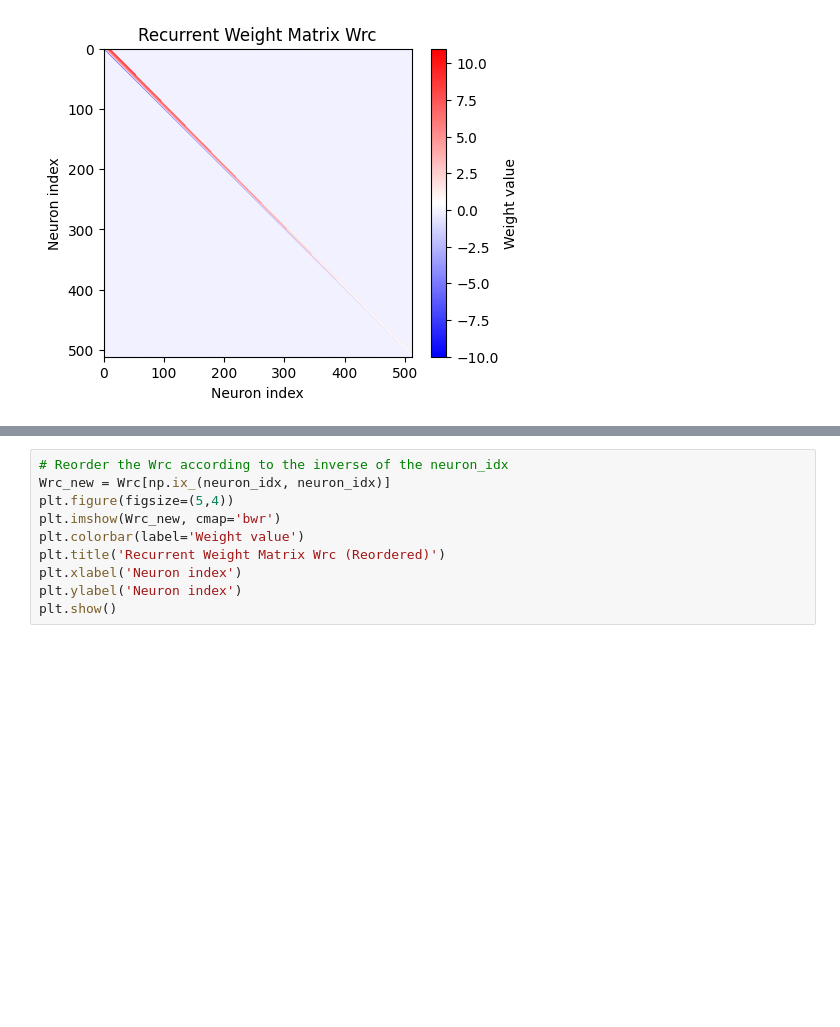
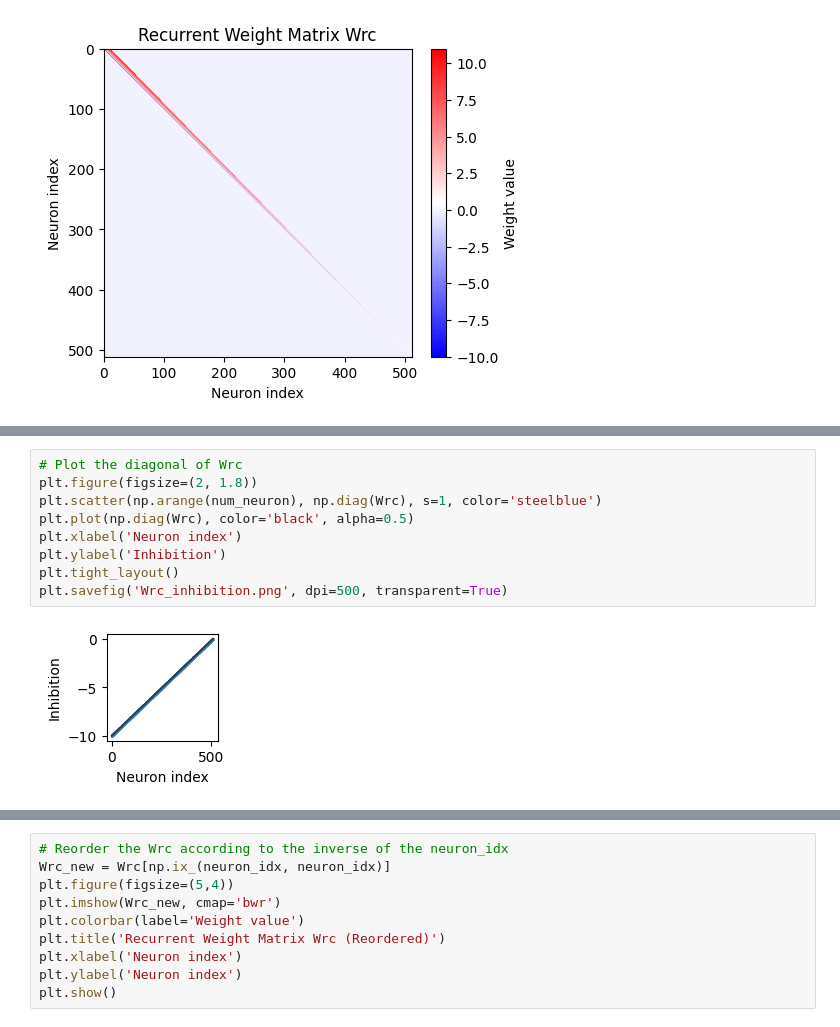
Before and after one commit to qrsyu/STCell, a Jupyter notebook: code/theory_exp/final_test_Wrc.ipynb, the cells around one changed output, grey strips where cells are left out. Drawn from its saved outputs; the diff is of its cells as text; blank space fills up the shorter version.

```diff
--- a/code/theory_exp/final_test_Wrc.ipynb
+++ b/code/theory_exp/final_test_Wrc.ipynb
@@ -107,0 +141,11 @@ np.save('Wrc_theory.npy', Wrc)
+# %%
+# Plot the diagonal of Wrc
+plt.figure(figsize=(2, 1.8))
+plt.scatter(np.arange(num_neuron), np.diag(Wrc), s=1, color='steelblue')
+plt.plot(np.diag(Wrc), color='black', alpha=0.5)
+plt.xlabel('Neuron index')
+plt.ylabel('Inhibition')
+plt.tight_layout()
+plt.savefig('Wrc_inhibition.png', dpi=500, transparent=True)
+# %% [output]
+[figure, added]
```
Also changed, not shown: parts of 2 cells of this notebook, 5 other files.
